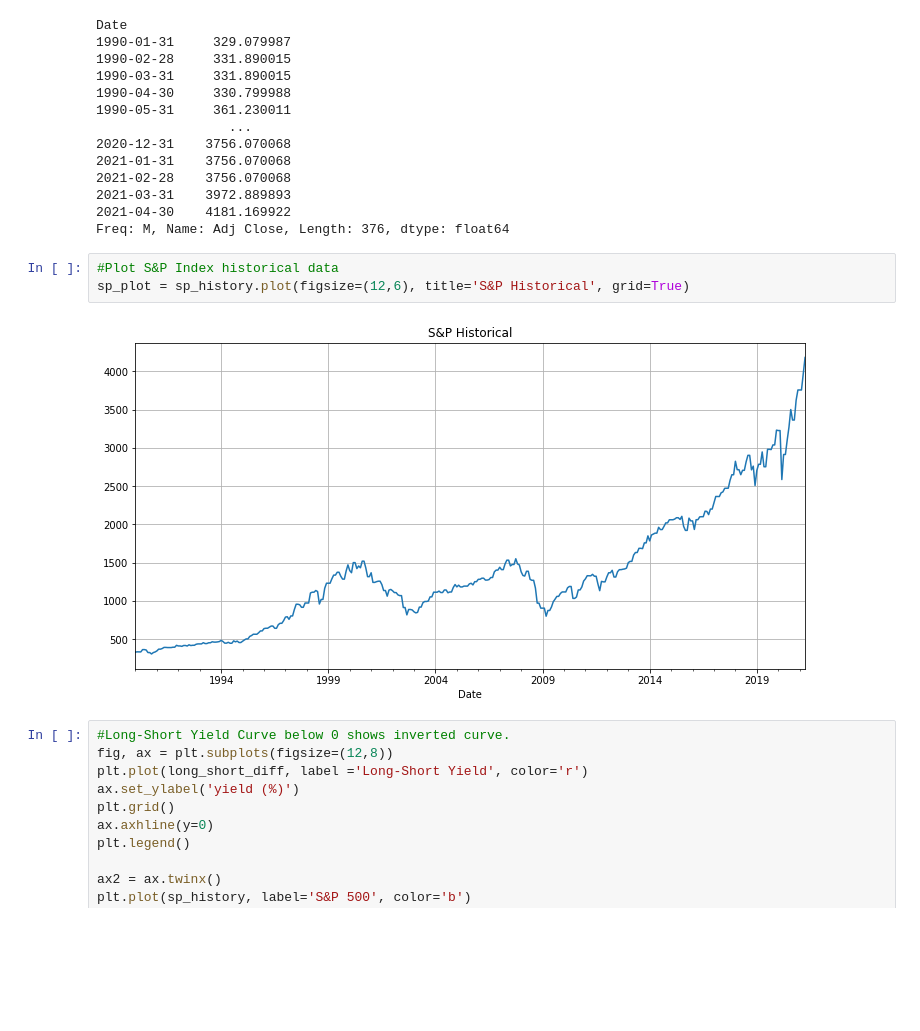
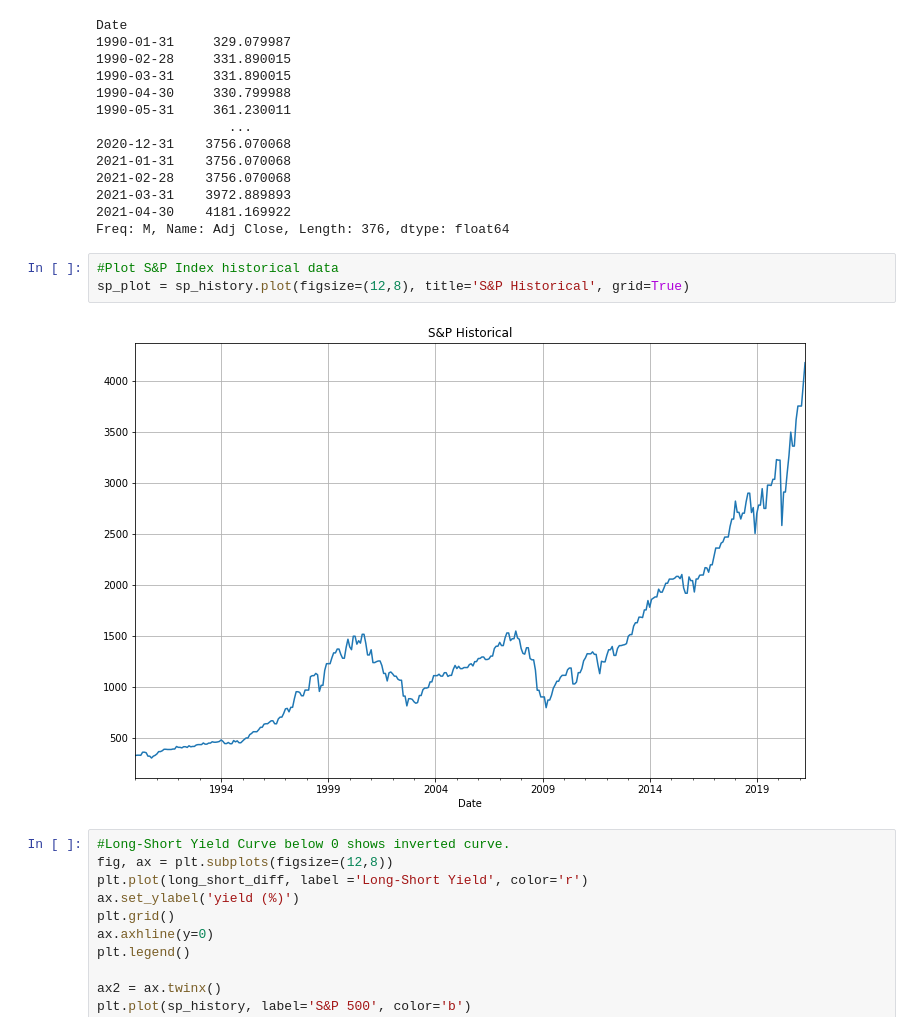
Before and after one commit to dbogatic/economic-indicators, a Jupyter notebook: yield_curve.ipynb, the cells around one changed output. Saved outputs shown, nothing was run; the diff lists cells and outputs as text; blank space fills up the shorter version.

Commit message:
edit yield size plot

```diff
--- a/yield_curve.ipynb
+++ b/yield_curve.ipynb
@@ -102,9 +102,9 @@ Date
 Freq: M, Name: Adj Close, Length: 376, dtype: float64
 # %%
 #Plot S&P Index historical data
-sp_plot = sp_history.plot(figsize=(12,6), title='S&P Historical', grid=True)
+sp_plot = sp_history.plot(figsize=(12,8), title='S&P Historical', grid=True)
 # %% [output]
-[figure, old version]
+[figure, new version]
 # %%
 #Long-Short Yield Curve below 0 shows inverted curve.
 fig, ax = plt.subplots(figsize=(12,8))
```
